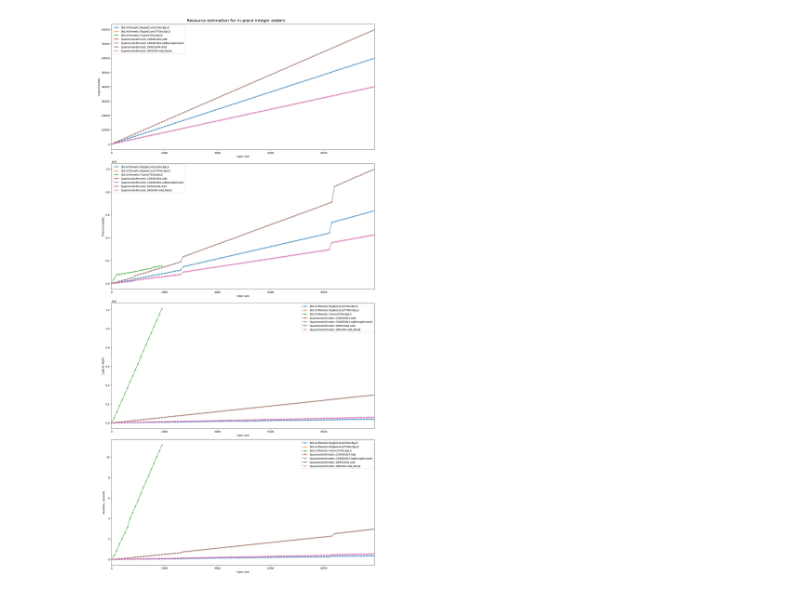
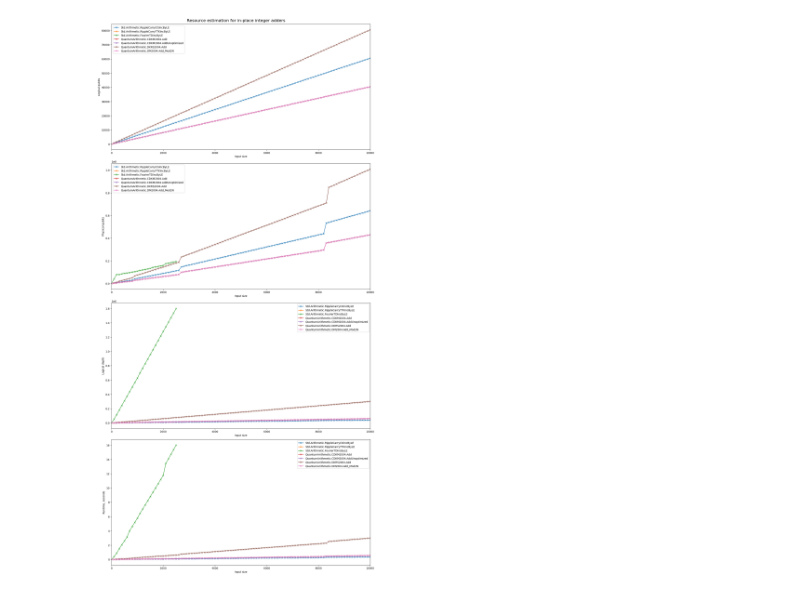
Before and after one commit to fedimser/quant-arith-re, a Jupyter notebook: resource_estimate/Resourse estimation for in-place adders.ipynb, the cells around one changed output. Drawn from its saved outputs; the diff is of its cells as text; code cells hidden in the pictures.

```diff
--- a/resource_estimate/Resourse estimation for in-place adders.ipynb
+++ b/resource_estimate/Resourse estimation for in-place adders.ipynb
@@ -25,35 +25,35 @@ ops = [
   "QuantumArithmetic.CDKM2004.Add",
   "QuantumArithmetic.CDKM2004.AddUnoptimized",
   "QuantumArithmetic.DKRS2004.Add",
-  "QuantumArithmetic.DM2004.Add_Mod2",
+  "QuantumArithmetic.DM2004.Add_Mod2N",
 ]
 
-n_range_default = [2]+list(range(100, 10000, 100))
+n_range_default = [2]+list(range(100, 10100, 100))
 n_ranges = {op: n_range_default for op in ops}
-n_ranges["Std.Arithmetic.FourierTDIncByLE"] = [2]+list(range(100, 2000, 100))
+n_ranges["Std.Arithmetic.FourierTDIncByLE"] = [2]+list(range(100, 2600, 100))
 
 metrics = ["Logical qubits", "Physical qubits", "Logical depth", "Runtime, seconds"]
 charts = [{op: [] for op in ops} for _ in range(len(metrics))]
 
 for op in ops:
     for n in n_ranges[op]:
         t0=time.time()
         estimates = json.loads(estimate_resources_in_place_adder(op, n))
         #print(n, op, time.time()-t0, flush=True)
         charts[0][op].append(estimates['physicalCounts']['breakdown']['algorithmicLogicalQubits'])
         charts[1][op].append(estimates['physicalCounts']['physicalQubits'])
         charts[2][op].append(estimates['physicalCounts']['breakdown']['logicalDepth'])
         charts[3][op].append(estimates['physicalCounts']['runtime']/10**9)
 
 fig, ax = plt.subplots(figsize=(15, 30), nrows=len(metrics), ncols=1, constrained_layout=True)
 for i in range(len(metrics)):
     for op in ops:
         ax[i].plot(n_ranges[op], charts[i][op], label=op, marker='x')
     ax[i].set_xlim([0,max(max(n_ranges[op]) for op in ops)])
     ax[i].legend()
     ax[i].set_xlabel('Input size')
     ax[i].set_ylabel(metrics[i])
 fig.suptitle("Resource estimation for in-place integer adders", fontsize=16)
 plt.show()
 # %% [output]
-[figure, old version]
+[figure, new version]
```
Also changed, not shown: 1 other file.
